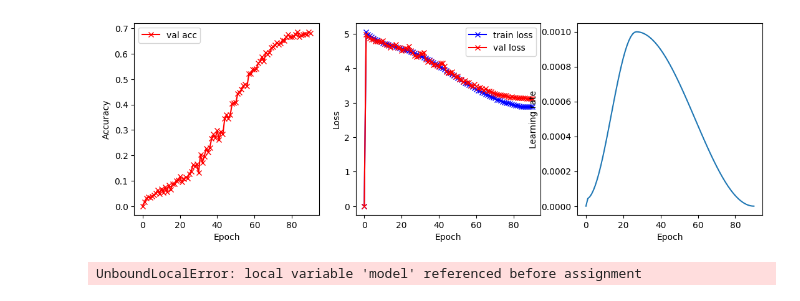
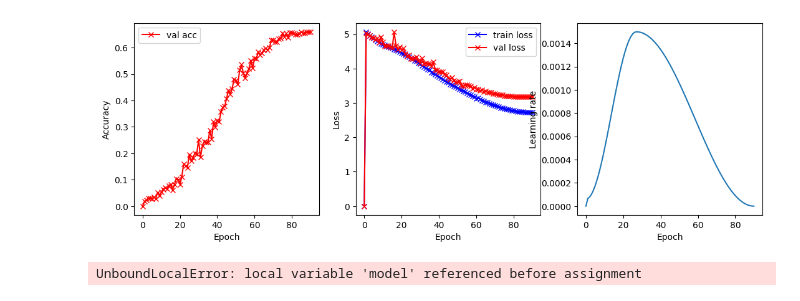
Before and after one commit to b-auricchio/wildlife_indent_cnn, a Jupyter notebook: notebook.ipynb, the cells around one changed output. Cells and saved outputs as stored; diff of their text form; code cells hidden in the pictures.

```diff
--- a/notebook.ipynb
+++ b/notebook.ipynb
@@ -1,11 +1,11 @@
 # %%
 import misc
 import pandas as pd
 
-history = pd.read_csv('./output/wrn_28_5_cub_size128_onecycle.csv')
+history = pd.read_csv('./output/wrn_28_2_cub_size128_onecycle.csv')
 misc.plot_history(history)
 # %% [output]
-[figure, old version]
+[figure, new version]
 # %%
 from torchsummary import summary
 from models.wideresnet import WideResNet
```
Also changed, not shown: 6 other files.
